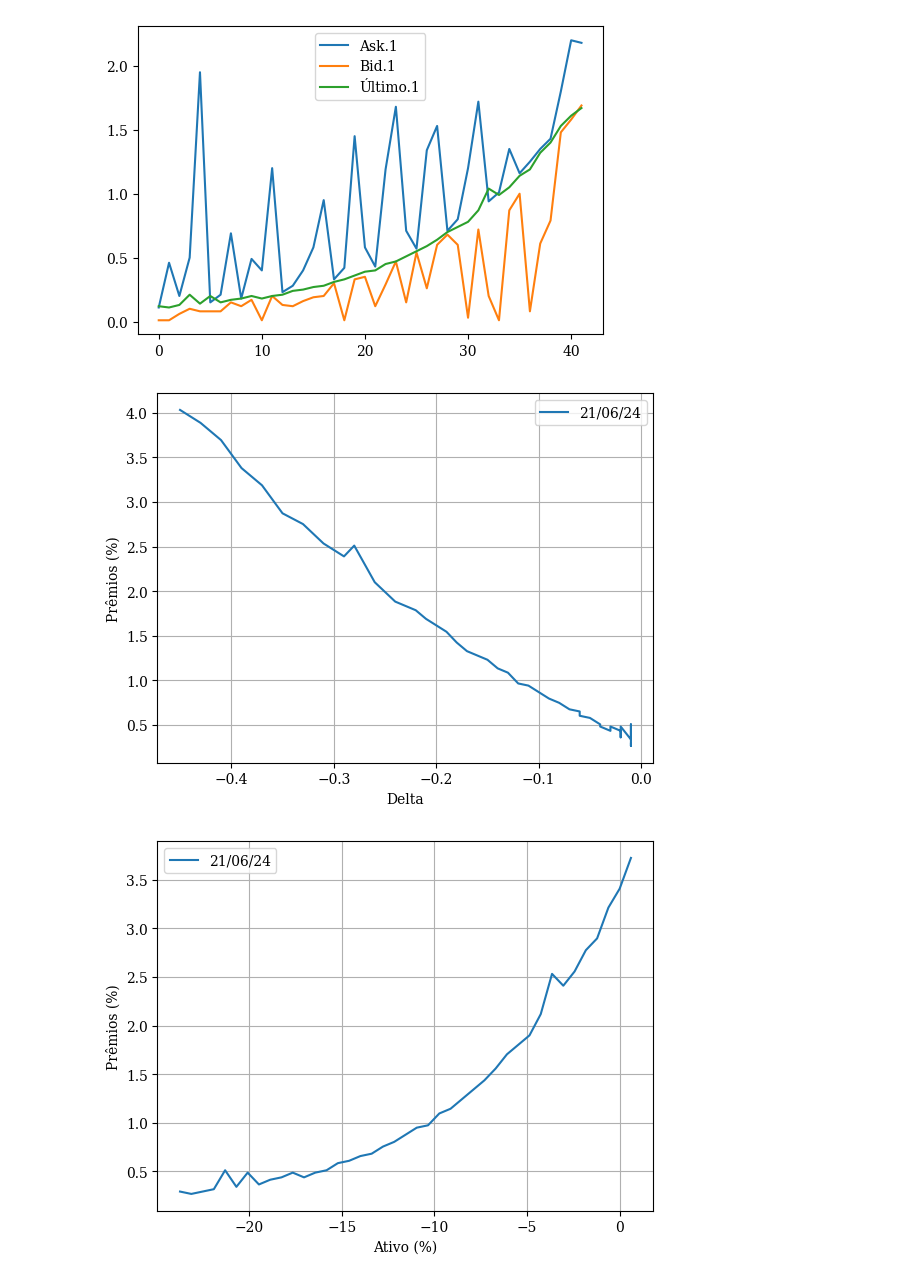
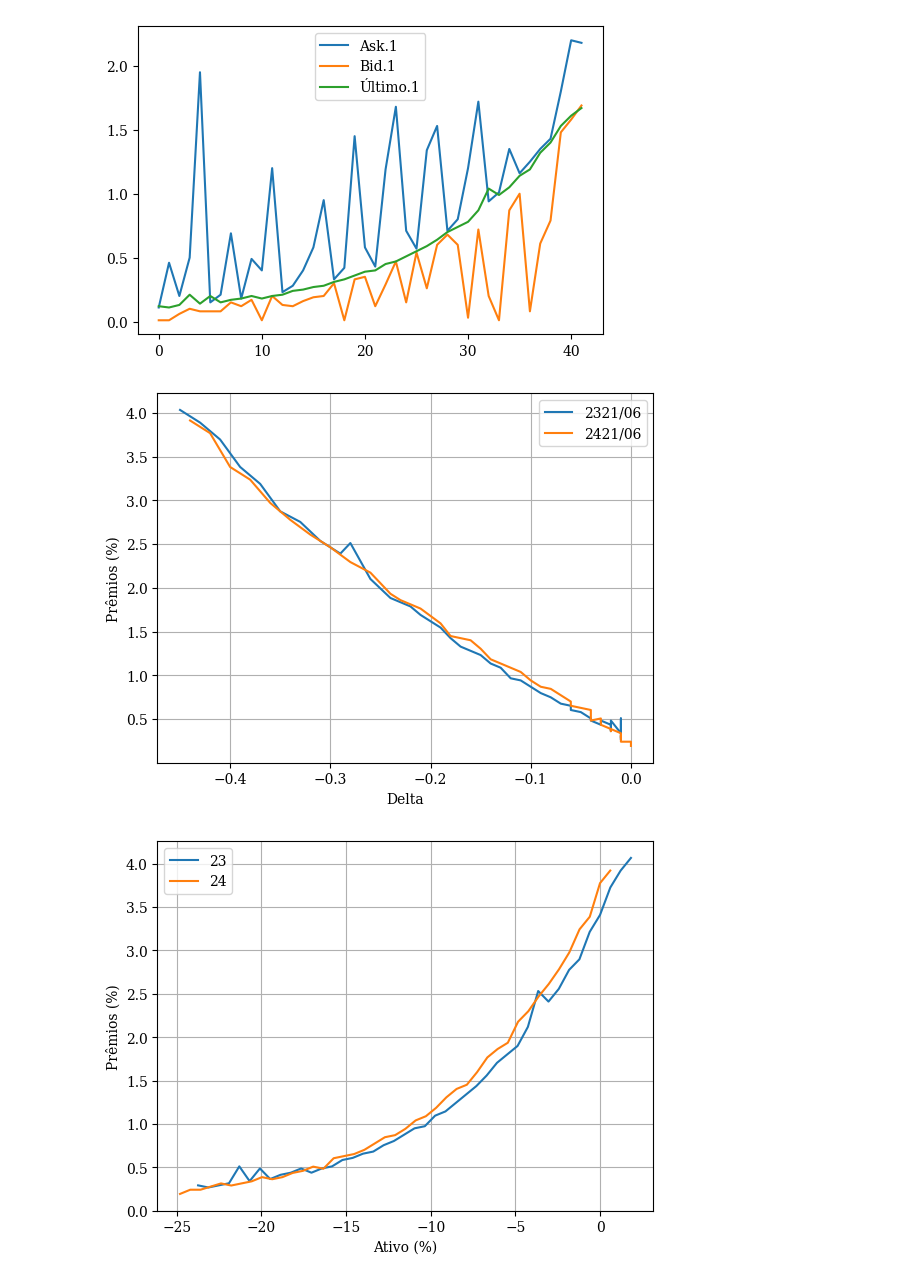
Before and after one commit to facklen/python_para_investimentos, a Jupyter notebook: Avaliação_Opções 24_04_24.ipynb, the cells around one changed output. Drawn from its saved outputs; the diff is of its cells as text; code cells hidden in the pictures.

```diff
--- a/Avaliação_Opções 24_04_24.ipynb
+++ b/Avaliação_Opções 24_04_24.ipynb
@@ -29,5 +22,5 @@ Opções.head(5)
 | 4 | 8.55 | 0.208130 | 9.50 | 63,10k | 0.99 | 8.92 | 0.2060 | 0.0 | 0.0 | 32.58 | ... |
 5 rows × 21 columns
 # %%
-#Opções1 =pd.read_excel("/content/drive/MyDrive/Opções Dados/PETR4_04_12_23_to_15_12.xlsx",)
-#Opções1.head(5)
+Opções1 =pd.read_excel("/content/drive/MyDrive/Opções Dados/PETR4_24_04_24_to_21_06.xlsx",)
+Opções1.head(5)
@@ -39,7 +39,7 @@ Opções.head(5)
 # Bid são os compradores
 # Último valor negociado
 PUTs_OTM = Opções[(Opções['Intrínseco.1']<=0.5)]
-PUTs_OTM1 = Opções[(Opções['Intrínseco.1']<=0)]
+PUTs_OTM1 = Opções1[(Opções1['Intrínseco.1']<=0.5)]
 #PUTs_OTM2 = Opções2[(Opções2['Intrínseco.1']<=0.5)]
 PUTs_OTM[['Ask.1','Bid.1','Último.1']].plot(figsize = (6,4));
 # %% [output]
@@ -48,8 +48,8 @@ PUTs_OTM[['Ask.1','Bid.1','Último.1']].plot(figsize = (6,4));
 Ativo = 41.41
 #plt.plot(PUTs_OTM[['Delta.1']],PUTs_OTM[['Ask.1']]*100/Ativo,label='Ask')
 #plt.plot(PUTs_OTM[['Delta.1']],PUTs_OTM[['Bid.1']]*100/Ativo,label='Bid')
-plt.plot(PUTs_OTM[['Delta.1']],PUTs_OTM[['Último.1']]*100/Ativo,label='21/06/24')
-#plt.plot(PUTs_OTM1[['Delta.1']],PUTs_OTM1[['Último.1']]*100/Ativo,label='15/12/23')
+plt.plot(PUTs_OTM[['Delta.1']],PUTs_OTM[['Último.1']]*100/Ativo,label='2321/06')
+plt.plot(PUTs_OTM1[['Delta.1']],PUTs_OTM1[['Último.1']]*100/Ativo,label='2421/06')
 #plt.plot(PUTs_OTM1[['Delta.1']],PUTs_OTM1[['Último.1']]*100/Ativo,label='15/12/23-Hoje')
 plt.legend()
 plt.grid()
@@ -57,16 +57,17 @@ plt.xlabel('Delta')
 plt.ylabel('Prêmios (%)')
 plt.show()
 # %% [output]
-[figure, old version]
+[figure, new version]
 # %%
-plt.plot(PUTs_OTM1[['Stk%']]*100,PUTs_OTM1[['U1%']]*100,label='21/06/24')
+plt.plot(PUTs_OTM[['Stk%']]*100,PUTs_OTM[['U1%']]*100,label='23')
+plt.plot(PUTs_OTM1[['stk%']]*100,PUTs_OTM1[['U124%']]*100,label='24')
 plt.legend()
 plt.grid()
 plt.xlabel('Ativo (%)')
 plt.ylabel('Prêmios (%)')
 plt.show()
 # %% [output]
-[figure, old version]
+[figure, new version]
 # %%
 # A mesma análise para as Calls
 CALLs_OTM = Opções[(Opções['Intrínseco']<=0.5)]
```
Also changed, not shown: parts of 7 cells of this notebook.
